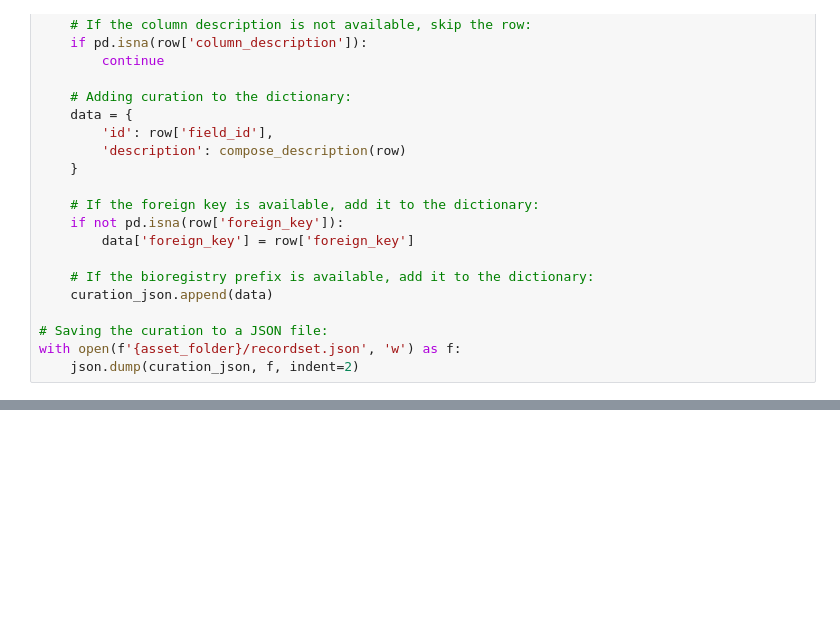
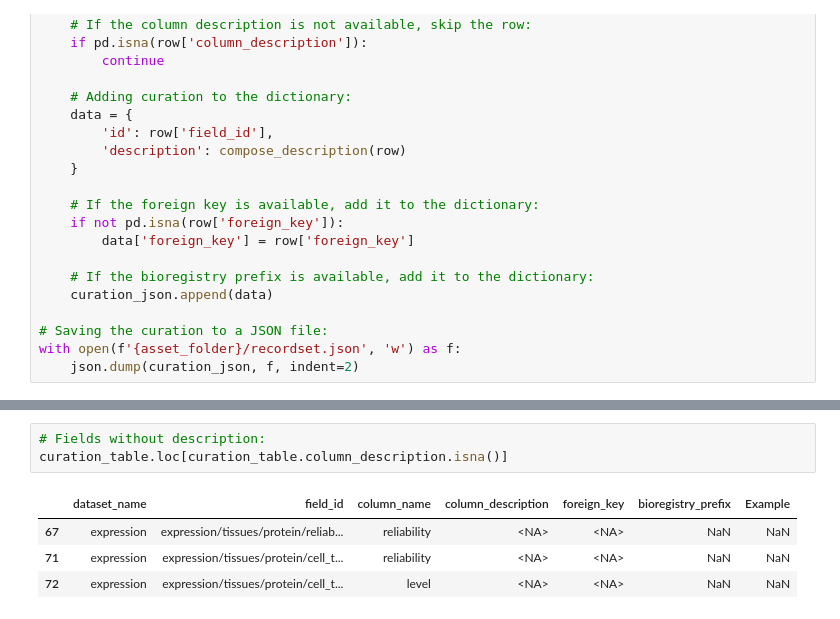
Before and after one commit to opentargets/ot_croissant, a Jupyter notebook: notebooks/curation.ipynb, the cells around one changed output, grey strips where cells are left out. Drawn from its saved outputs; the diff is of its cells as text; blank space fills up the shorter version.

```diff
--- a/notebooks/curation.ipynb
+++ b/notebooks/curation.ipynb
@@ -98,0 +120,8 @@ with open(f'{asset_folder}/recordset.json', 'w') as f:
+# %%
+# Fields without description:
+curation_table.loc[curation_table.column_description.isna()]
+# %% [output]
+|  | dataset_name | field_id | column_name | column_description | foreign_key | bioregistry_prefix | Example |
+| 67 | expression | expression/tissues/protein/reliab... | reliability | <NA> | <NA> | NaN | NaN |
+| 71 | expression | expression/tissues/protein/cell_t... | reliability | <NA> | <NA> | NaN | NaN |
+| 72 | expression | expression/tissues/protein/cell_t... | level | <NA> | <NA> | NaN | NaN |
```
Also changed, not shown: parts of 8 cells of this notebook, 5 other files.
